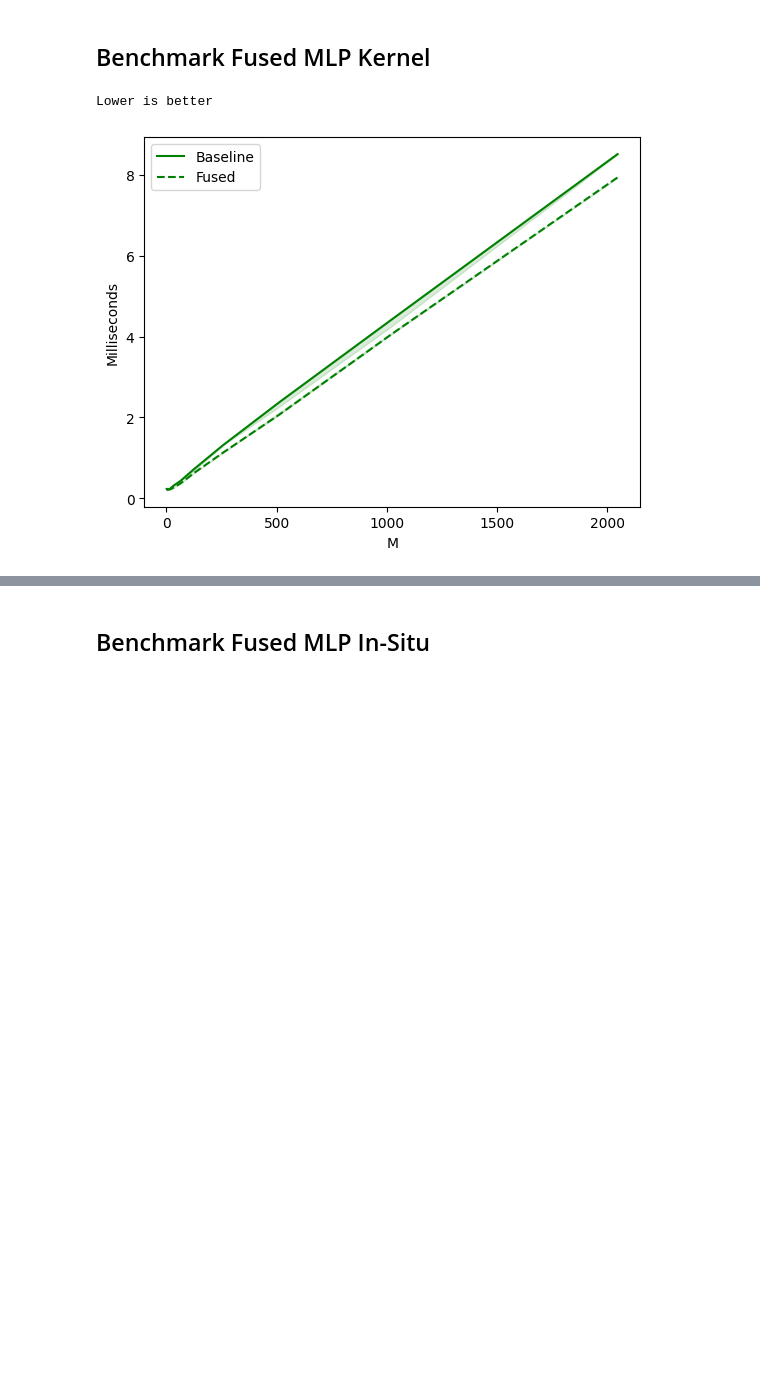
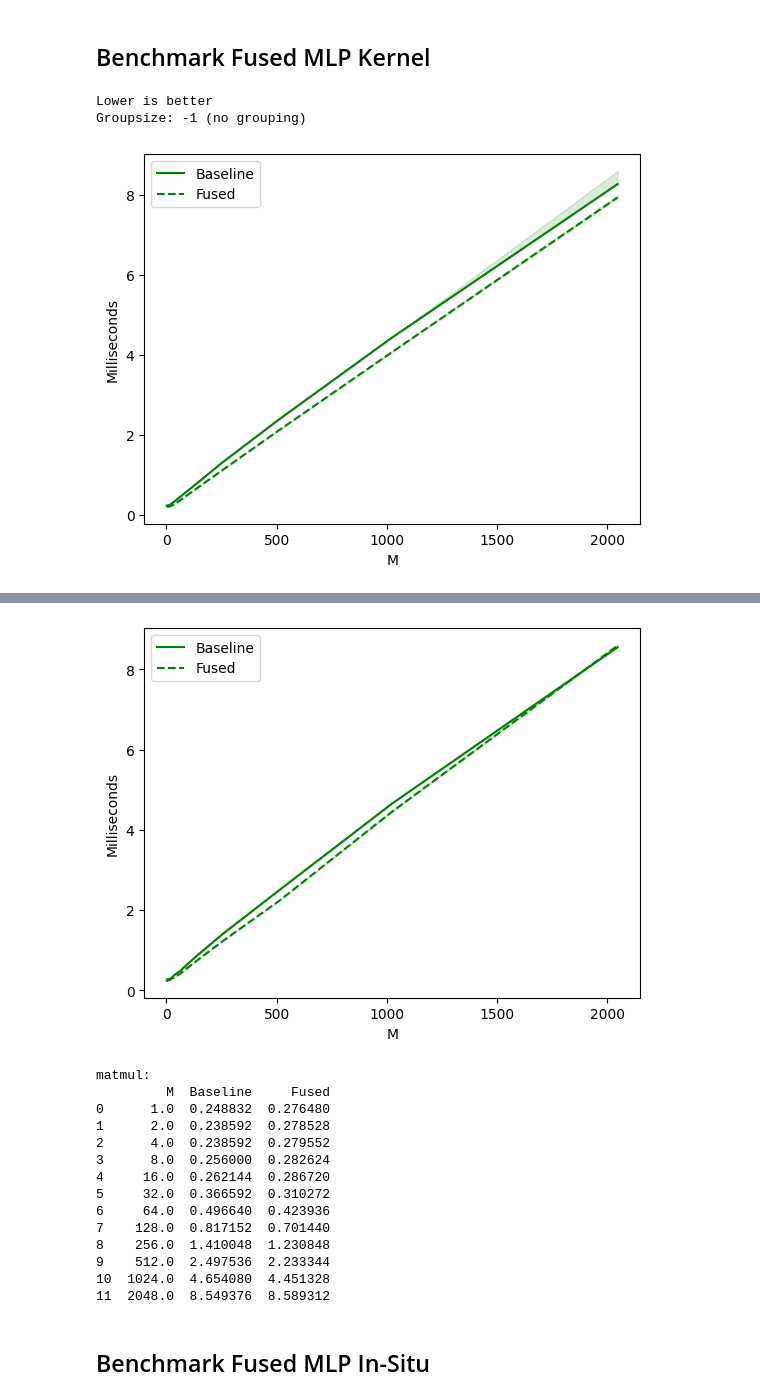
Before and after one commit to fpgaminer/GPTQ-triton, a Jupyter notebook: Benchmark.ipynb, the cells around one changed output, grey strips where cells are left out. Saved outputs shown, nothing was run; the diff lists cells and outputs as text; code cells hidden in the pictures; blank space fills up the shorter version.

```diff
--- a/Benchmark.ipynb
+++ b/Benchmark.ipynb
@@ -321,0 +438,9 @@ matmul:
+# %%
+# Load the models
+cuda_model_g128 = original_quant.load_cuda_quant('../weights/HF/llama-7b', '../GPTQ-for-LLaMa/llama7b-cuda-4bit-c4-group128-act-seq.pt', 4, 128)
+cuda_model_g128.eval()
+cuda_model_g128 = cuda_model_g128.to('cuda')
+
+model_g128 = gptq_triton.load_quant('../weights/llama-7b-triton-4bit-c4-group128-seq', fuse_mlp=False)
+model_g128.eval()
+model_g128 = model_g128.to('cuda')
@@ -379,7 +591,7 @@ Maximum speed-up: 1831.3%
 llama_mlp_fused_4_kernel.record_detailed_timings = True
 
 
-def benchmarker(M, K, provider):
+def benchmarker(M, K, groupsize, provider):
 	vec = torch.randn(1, M, K, device='cuda', dtype=torch.float16)
 	layer = LlamaMLP(4096, 11008, 'silu')
 	layer = layer.half()
@@ -389,21 +601,12 @@ def benchmarker(M, K, provider):
 		if not isinstance(m, nn.Linear):
 			continue
 
-		quantizer = original_quant.Quantizer()
-		quantizer.configure(4, perchannel=True, sym=False, mse=False)
-		quantizer.find_params(m.weight.data, weight=True)
-		m.weight.data = original_quant.quantize(m.weight.data, quantizer.scale, quantizer.zero, quantizer.maxq).to(torch.float16)
+		scales, zeros = dumbquant(m, 4, groupsize=groupsize)
 
-		qlayer = original_quant.QuantLinear(4, -1, m.in_features, m.out_features)
-		qlayer.pack(m, quantizer.scale, quantizer.zero)
-		state_dict = qlayer.state_dict()
+		triton_layer = gptq_triton.QuantLinear(4, groupsize, m.in_features, m.out_features, bias=False)
+		pack_linear(triton_layer, m.weight, scales, zeros, None)
 
-		tritonlayer = gptq_triton.QuantLinear(4, -1, m.in_features, m.out_features, bias=False)
-		state_dict['scales'] = state_dict['scales'].to(torch.float16, copy=True)
-		del state_dict['bias']
-		tritonlayer.load_state_dict(state_dict)
-
-		setattr(layer, name, tritonlayer)
+		setattr(layer, name, triton_layer)
 
 	# Fuse
 	fused_layer = gptq_triton.make_fused_mlp(layer)
@@ -415,34 +618,60 @@ def benchmarker(M, K, provider):
 
 	if provider == 'baseline':
 		ms, min_ms, max_ms = triton.testing.do_bench(lambda: layer(vec))
 	elif provider == 'fused':
 		ms, min_ms, max_ms = triton.testing.do_bench(lambda: fused_layer(vec))
 
 	return ms, max_ms, min_ms
 
 
 @triton.testing.perf_report(
 	triton.testing.Benchmark(
 		x_names=['M'],
 		x_vals=[
 			1, 2, 4, 8, 16, 32, 64, 128, 256, 512, 1024, 2048,
 		],
 		line_arg='provider',
 		line_vals=['baseline', 'fused'],
 		line_names=['Baseline', 'Fused'],
 		styles=[('green', '-'), ('green', '--'), ('blue', '-'), ('blue', '--')],
 		ylabel='Milliseconds',
 		plot_name='matmul',
 		args={},
 	)
 )
 def benchmark(M, provider):
-	return benchmarker(M, 4096, provider)
+	return benchmarker(M, 4096, -1, provider)
 
 print("Lower is better")
+print("Groupsize: -1 (no grouping)")
 benchmark.run(show_plots=True, print_data=True)
+print()
+print()
+
+
+@triton.testing.perf_report(
+	triton.testing.Benchmark(
+		x_names=['M'],
+		x_vals=[
+			1, 2, 4, 8, 16, 32, 64, 128, 256, 512, 1024, 2048,
+		],
+		line_arg='provider',
+		line_vals=['baseline', 'fused'],
+		line_names=['Baseline', 'Fused'],
+		styles=[('green', '-'), ('green', '--'), ('blue', '-'), ('blue', '--')],
+		ylabel='Milliseconds',
+		plot_name='matmul',
+		args={},
+	)
+)
+def benchmark(M, provider):
+	return benchmarker(M, 4096, 128, provider)
+
+print("Groupsize: 128")
+benchmark.run(show_plots=True, print_data=True)
 # %% [output]
 Lower is better
+Groupsize: -1 (no grouping)
-[figure, old version]
+[figure, new version]
 matmul:
          M  Baseline     Fused
@@ -461,3 +693,18 @@ matmul:
+[figure, added]
+matmul:
+         M  Baseline     Fused
+0      1.0  0.248832  0.276480
+1      2.0  0.238592  0.278528
+2      4.0  0.238592  0.279552
+3      8.0  0.256000  0.282624
+4     16.0  0.262144  0.286720
+5     32.0  0.366592  0.310272
+6     64.0  0.496640  0.423936
+7    128.0  0.817152  0.701440
+8    256.0  1.410048  1.230848
+9    512.0  2.497536  2.233344
+10  1024.0  4.654080  4.451328
+11  2048.0  8.549376  8.589312
 # %% [markdown]
 ## Benchmark Fused MLP In-Situ
 # %%
```
Also changed, not shown: parts of 9 cells of this notebook, 11 other files.
